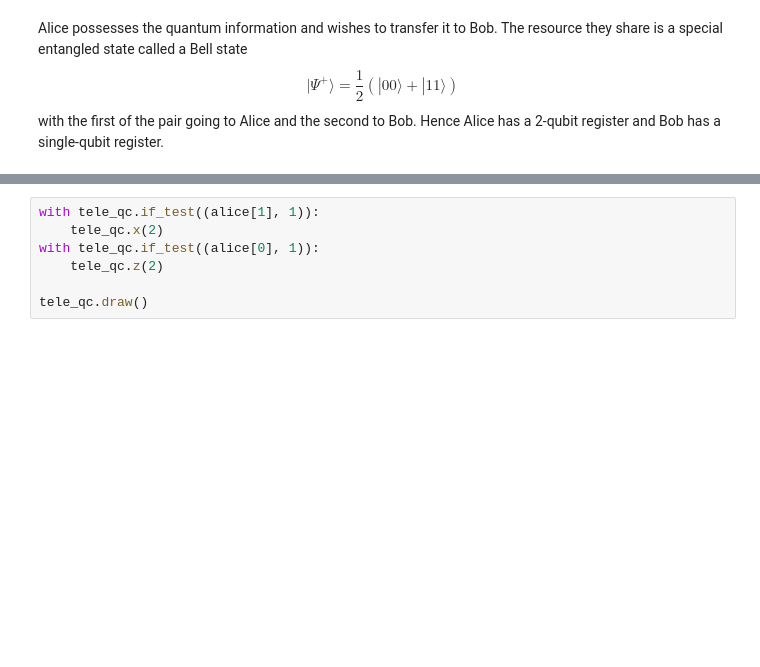
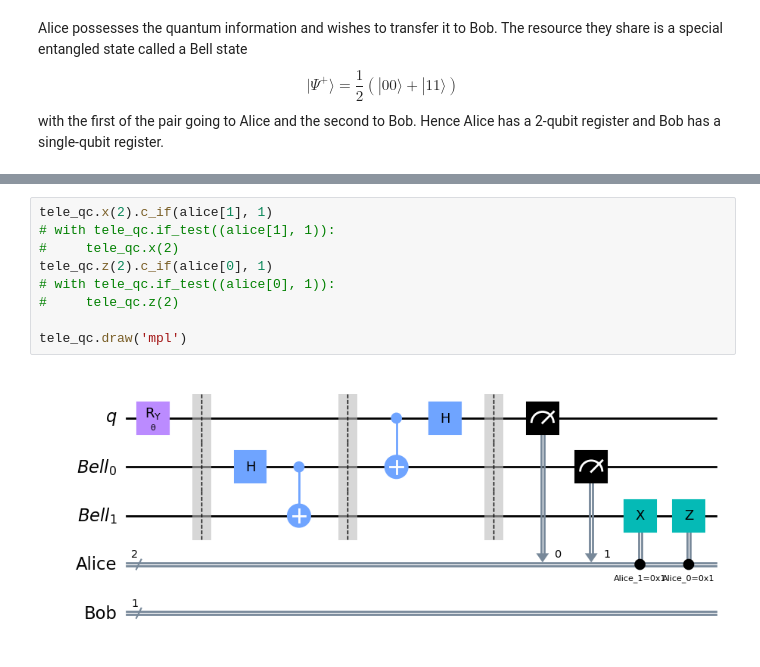
Before and after one commit to qiskit-community/qgss-2023, a Jupyter notebook: content/lab2/lab2.ipynb, the cells around one changed output, grey strips where cells are left out. Saved outputs shown, nothing was run; the diff lists cells and outputs as text; blank space fills up the shorter version.

```diff
--- a/content/lab2/lab2.ipynb
+++ b/content/lab2/lab2.ipynb
@@ -238,9 +252,13 @@ tele_qc.draw()
 # %%
-with tele_qc.if_test((alice[1], 1)):
-    tele_qc.x(2)
-with tele_qc.if_test((alice[0], 1)):
-    tele_qc.z(2)
+tele_qc.x(2).c_if(alice[1], 1)
+# with tele_qc.if_test((alice[1], 1)):
+#     tele_qc.x(2)
+tele_qc.z(2).c_if(alice[0], 1)
+# with tele_qc.if_test((alice[0], 1)):
+#     tele_qc.z(2)
 
-tele_qc.draw()
+tele_qc.draw('mpl')
+# %% [output]
+[figure, added]
 # %%
 tele_qc.barrier()
```
Also changed, not shown: parts of 24 cells of this notebook.
